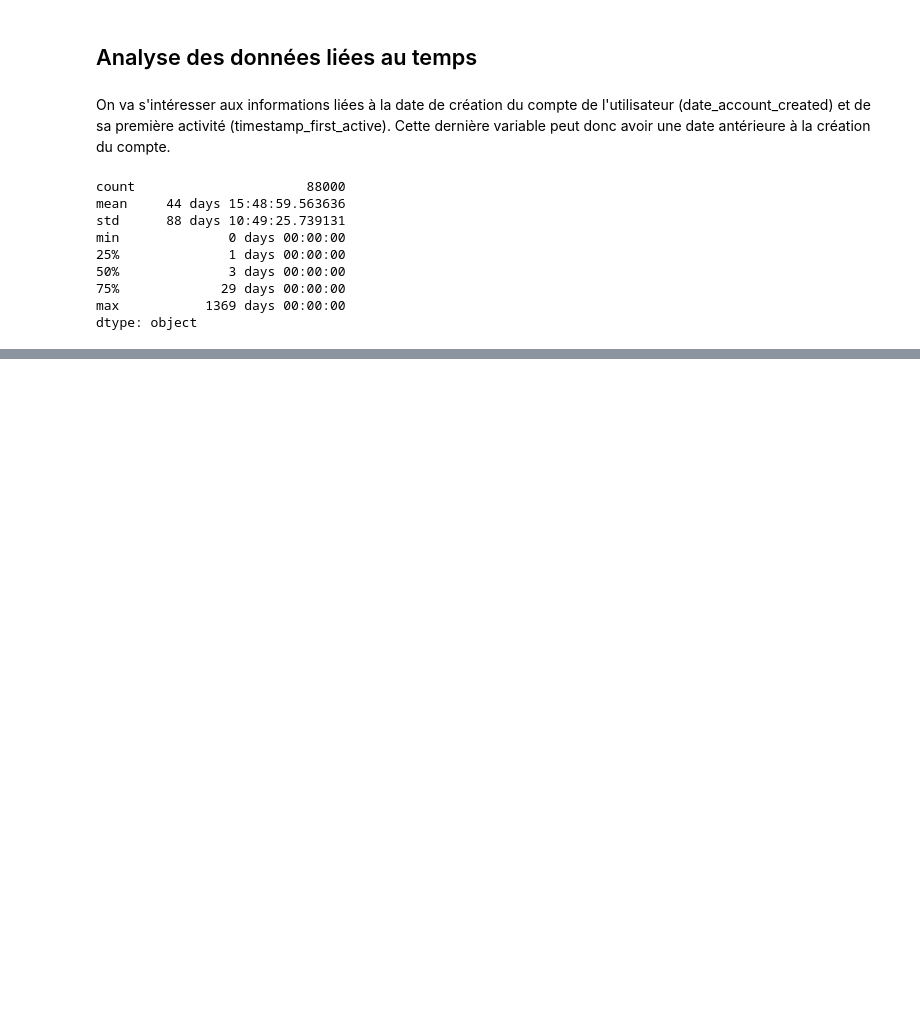
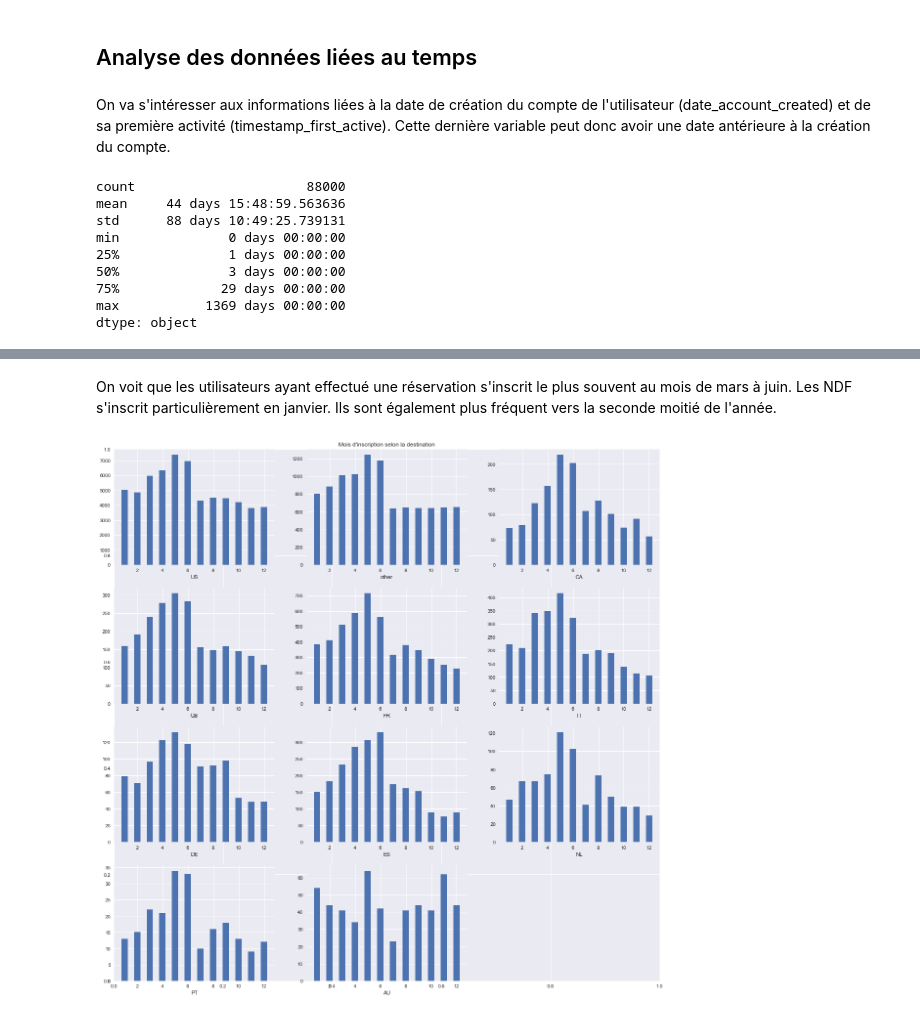
Before and after one commit to vesran/BookerGuess, a Jupyter notebook: _2_analyse_des_utilisateurs.ipynb, the cells around one changed output, grey strips where cells are left out. Drawn from its saved outputs; the diff is of its cells as text; code cells hidden in the pictures; blank space fills up the shorter version.

```diff
--- a/_2_analyse_des_utilisateurs.ipynb
+++ b/_2_analyse_des_utilisateurs.ipynb
@@ -497,0 +516,14 @@ En moyenne, les gens réservent au bout de 44 jours. Cependant, l'écart-type mo
+# %% [markdown]
+On voit que les utilisateurs ayant effectué une réservation s'inscrit le plus souvent au mois de mars à juin. Les NDF s'inscrit particulièrement en janvier. Ils sont également plus fréquent vers la  seconde moitié de l'année.
+# %%
+countries = users['country_destination'].unique().tolist()
+countries.remove('NDF')
+
+f = plt.figure(figsize=(20, 20))
+plt.title("Mois d'inscription selon la destination")
+for i, country in enumerate(countries):
+    f.add_subplot(4, 3, i+1)
+    plt.xlabel(country)
+    plt.hist(users[users['country_destination'] == country]['month_first_active'], bins=np.arange(13)+0.5, rwidth=0.5)
+# %% [output]
+[figure, added]
```
Also changed, not shown: parts of 17 cells of this notebook.
